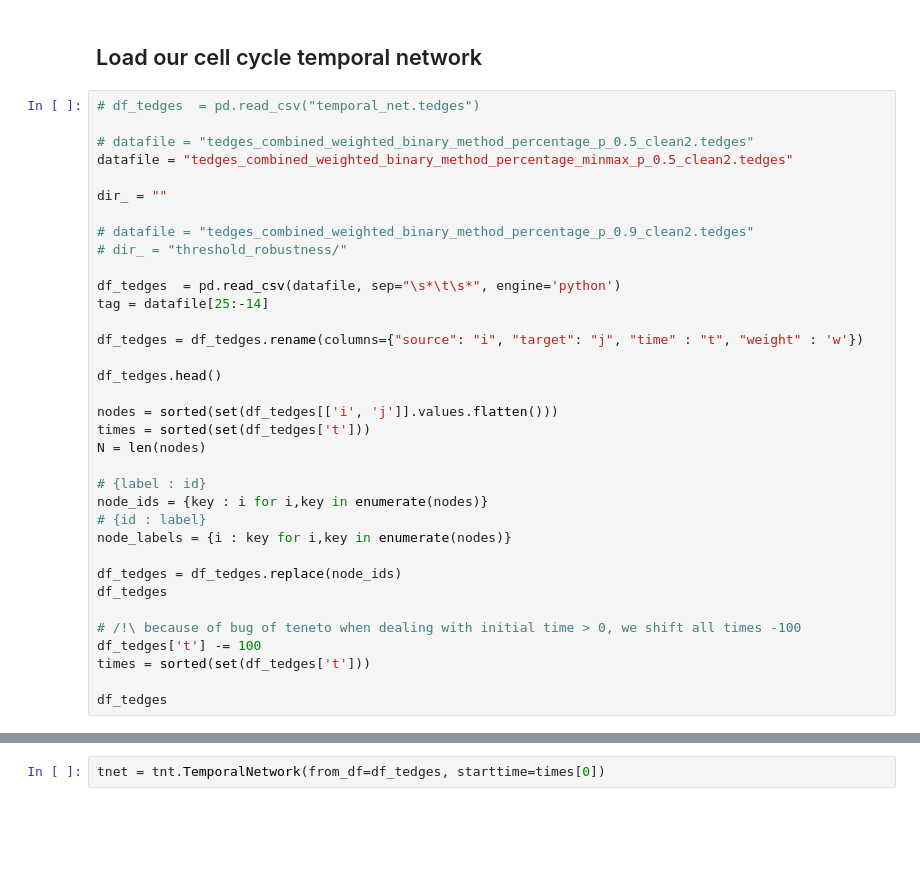
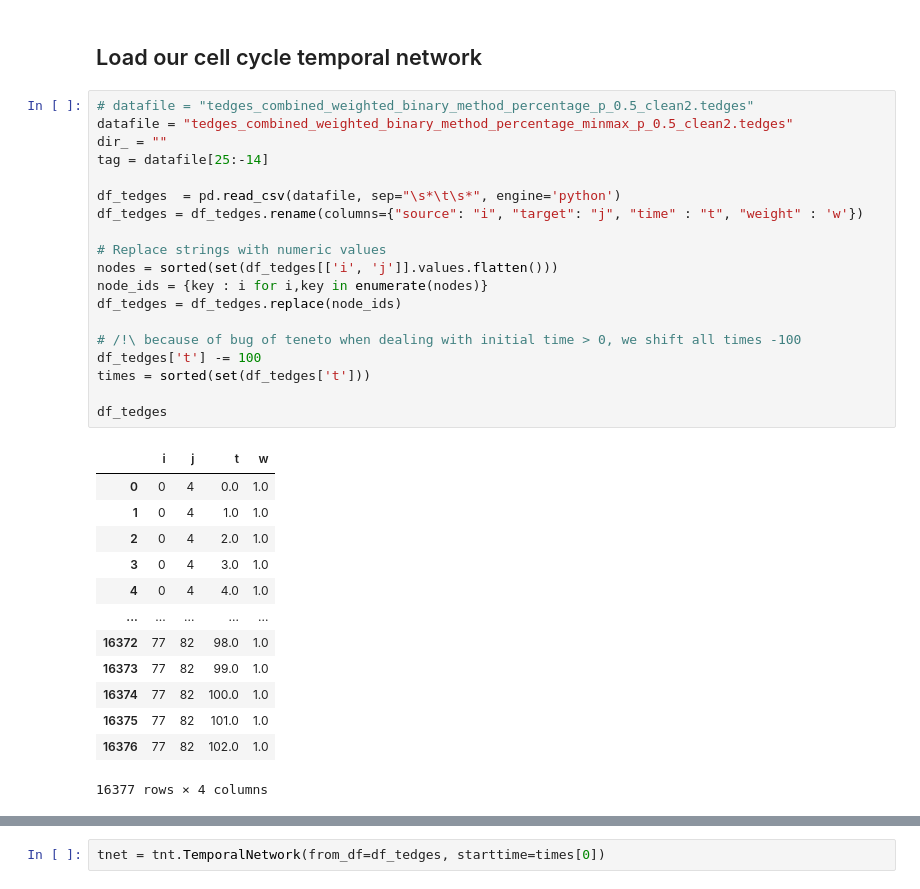
Before and after one commit to OzYossarian/CellCyclePhases, a Jupyter notebook: tempnet_hierarchical_clustering_to_extract_phases_clean1.ipynb, the cells around one changed output, grey strips where cells are left out. Drawn from its saved outputs; the diff is of its cells as text; blank space fills up the shorter version.

```diff
--- a/tempnet_hierarchical_clustering_to_extract_phases_clean1.ipynb
+++ b/tempnet_hierarchical_clustering_to_extract_phases_clean1.ipynb
@@ -37,37 +37,35 @@ from sklearn.datasets import make_blobs
 # %% [markdown]
 ## Load our cell cycle temporal network
 # %%
-# df_tedges  = pd.read_csv("temporal_net.tedges")
-
 # datafile = "tedges_combined_weighted_binary_method_percentage_p_0.5_clean2.tedges"
 datafile = "tedges_combined_weighted_binary_method_percentage_minmax_p_0.5_clean2.tedges"
-
 dir_ = ""
-
-# datafile = "tedges_combined_weighted_binary_method_percentage_p_0.9_clean2.tedges"
-# dir_ = "threshold_robustness/"
+tag = datafile[25:-14]
 
 df_tedges  = pd.read_csv(datafile, sep="\s*\t\s*", engine='python')
-tag = datafile[25:-14]
-
 df_tedges = df_tedges.rename(columns={"source": "i", "target": "j", "time" : "t", "weight" : 'w'})
 
-df_tedges.head()
-
+# Replace strings with numeric values
 nodes = sorted(set(df_tedges[['i', 'j']].values.flatten()))
-times = sorted(set(df_tedges['t']))
-N = len(nodes)
-
-# {label : id}
 node_ids = {key : i for i,key in enumerate(nodes)}
-# {id : label}
-node_labels = {i : key for i,key in enumerate(nodes)}
-
 df_tedges = df_tedges.replace(node_ids)
-df_tedges
 
 # /!\ because of bug of teneto when dealing with initial time > 0, we shift all times -100
 df_tedges['t'] -= 100
 times = sorted(set(df_tedges['t']))
 
 df_tedges
+# %% [output]
+|  | i | j | t | w |
+| 0 | 0 | 4 | 0.0 | 1.0 |
+| 1 | 0 | 4 | 1.0 | 1.0 |
+| 2 | 0 | 4 | 2.0 | 1.0 |
+| 3 | 0 | 4 | 3.0 | 1.0 |
+| 4 | 0 | 4 | 4.0 | 1.0 |
+| ... | ... | ... | ... | ... |
+| 16372 | 77 | 82 | 98.0 | 1.0 |
+| 16373 | 77 | 82 | 99.0 | 1.0 |
+| 16374 | 77 | 82 | 100.0 | 1.0 |
+| 16375 | 77 | 82 | 101.0 | 1.0 |
+| 16376 | 77 | 82 | 102.0 | 1.0 |
+16377 rows × 4 columns
```
Also changed, not shown: parts of 21 cells of this notebook, 14 other files.
